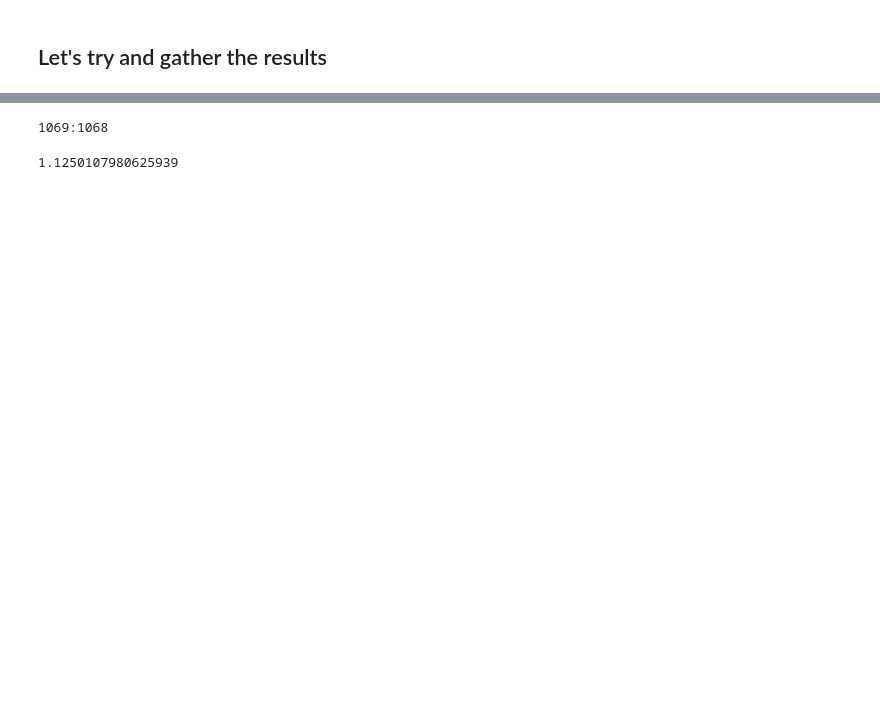
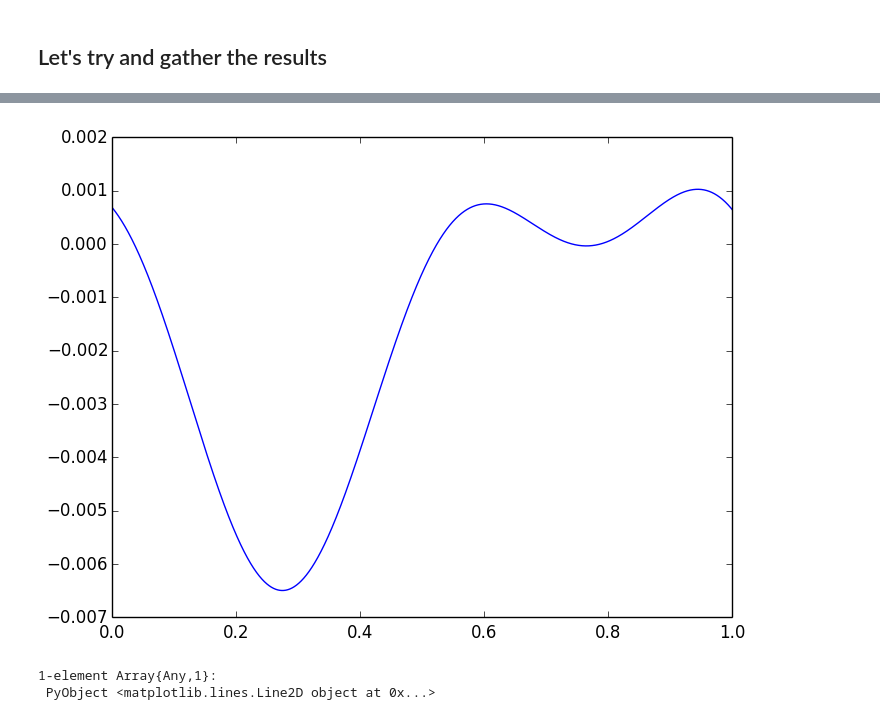
Before and after one commit to KiranRamesh-Aero/UnsteadyFlowSolvers.jl, a Jupyter notebook: Notebooks/Flexible_firstBending.ipynb, the cells around one changed output, grey strips where cells are left out. Saved outputs shown, nothing was run; the diff lists cells and outputs as text; code cells hidden in the pictures; blank space fills up the shorter version.

```diff
--- a/Notebooks/Flexible_firstBending.ipynb
+++ b/Notebooks/Flexible_firstBending.ipynb
@@ -150,20 +211,14 @@ mat2, surf2, curfield2 = mat, surf, curfield
 h_amp = (-0.0912 - 0.1107)/(2*c) #m #Roughly calculated from file
 alpha_amp = 5*pi/180 #Since we are using the airfoil file, no need to consider built incidence?
 
-w = 2*k_bending
-T = (2*pi/w)
-ncyc = 2
-t_tot = ncyc*T
-
-
-dtstar = 0.015*0.2/(k_bending*abs(h_amp))
+dtstar = 0.015*0.2*2/(k*abs(h_amp))
 dt = dtstar*c/u
 
 nsteps =round(Int,t_tot/dt)+1
 
 alphadef = ConstDef(alpha_amp)
 hdef = CosDef(0., h_amp, w, 0.)
-udef = ConstDef(uref)
+udef = ConstDef(u)
 
 full_kinem = KinemDef(alphadef, hdef, udef)
 
@@ -171,7 +226,7 @@ pvt = 0.0 #Doesnt matter, no pitch
 
 lespcrit = [21;] #high value to turn off LEV shedding
 
-surf = TwoDSurf(c, u, "../test/EMX-07.dat", pvt, 70, 35, "Prescribed", full_kinem, lespcrit)
+surf = TwoDSurf(c, u, "FlatPlate", pvt, 70, 35, "Prescribed", full_kinem, lespcrit)
 
 curfield = TwoDFlowField()
 
@@ -195,20 +284,15 @@ mat3, surf3, curfield3 = mat, surf, curfield
 h_amp = -0.2040/c #m #Roughly calculated from file
 alpha_amp = 5*pi/180 #Since we are using the airfoil file, no need to consider built incidence?
 
-w = 2*k_bending
-T = (2*pi/w)
-ncyc = 2
-t_tot = ncyc*T
 
-
-dtstar = 0.015*0.2/(k_bending*abs(h_amp))
+dtstar = 0.015*0.2*2/(k*abs(h_amp))
 dt = dtstar*c/u
 
 nsteps =round(Int,t_tot/dt)+1
 
 alphadef = ConstDef(alpha_amp)
 hdef = CosDef(0., h_amp, w, 0.)
-udef = ConstDef(uref)
+udef = ConstDef(u)
 
 full_kinem = KinemDef(alphadef, hdef, udef)
 
@@ -216,7 +300,7 @@ pvt = 0.0 #Doesnt matter, no pitch
 
 lespcrit = [21;] #high value to turn off LEV shedding
 
-surf = TwoDSurf(c, u, "../test/EMX-07.dat", pvt, 70, 35, "Prescribed", full_kinem, lespcrit)
+surf = TwoDSurf(c, u, "FlatPlate", pvt, 70, 35, "Prescribed", full_kinem, lespcrit)
 
 curfield = TwoDFlowField()
 
@@ -252,18 +408,22 @@ tbyT = (time[range]-time[range[1]])/(T*c/u)
 # %%
 #Now consider that there are 6 strips
 # at strip 1 and 6 , cl = 0.5*(cl1+cl2)
 dy = 1
-cl_tot = (cl1 + cl2 + cl2 + cl3 + cl3 + cl4)*dy
+cl_tot = (cl1 + cl2 + cl2 + cl3 + cl3 + cl4)*dy*c/b
 
-plot(tbyT,cl1[range])
-plot(tbyT,cl2[range])
-plot(tbyT,cl3[range])
-plot(tbyT,cl4[range])
+#plot(tbyT,cl1[range])
+#plot(tbyT,cl2[range])
+#plot(tbyT,cl3[range])
+#plot(tbyT,cl4[range])
+#plot(tbyT,cl_tot[range])
+
+
+#cm_tot = (cm1 + cm2 + cm2 + cm3 + cm3 + cm4)*dy*c/b
+#plot(tbyT,cm_tot[range])
+
+cd_tot = (cd1 + cd2 + cd2 + cd3 + cd3 + cd4)*dy*c/b
+plot(tbyT,cd_tot[range])
+# %% [output]
+[figure, added]
+1-element Array{Any,1}:
+ PyObject <matplotlib.lines.Line2D object at 0x...>
-# %%
-range
-# %% [output]
-1069:1068
-# %%
-T*c/u
-# %% [output]
-1.1250107980625939
```
Also changed, not shown: parts of 37 cells of this notebook, 2 other files.
